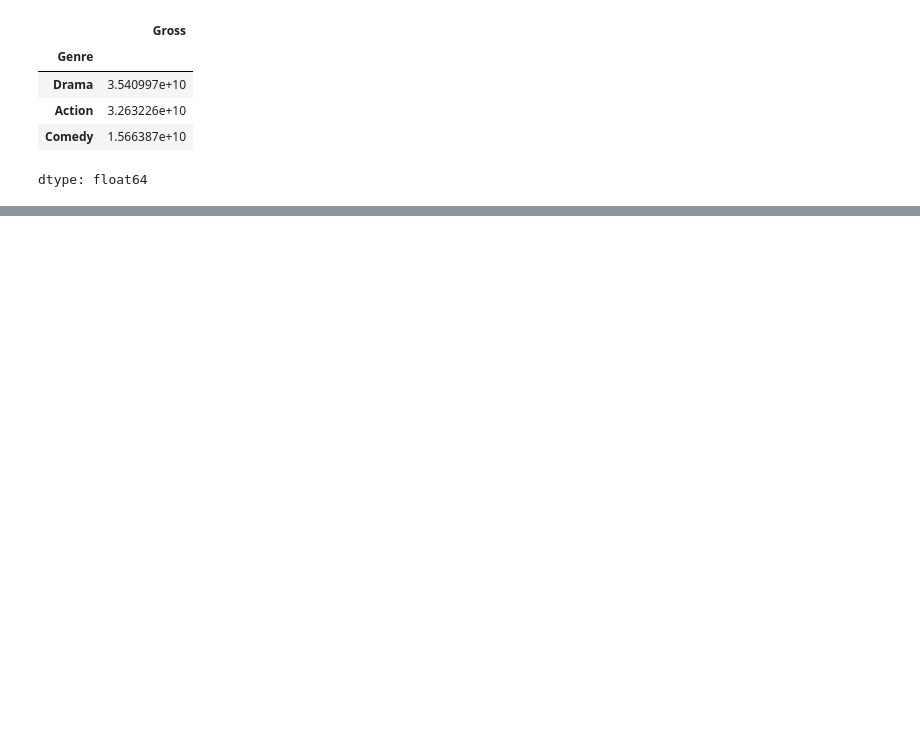
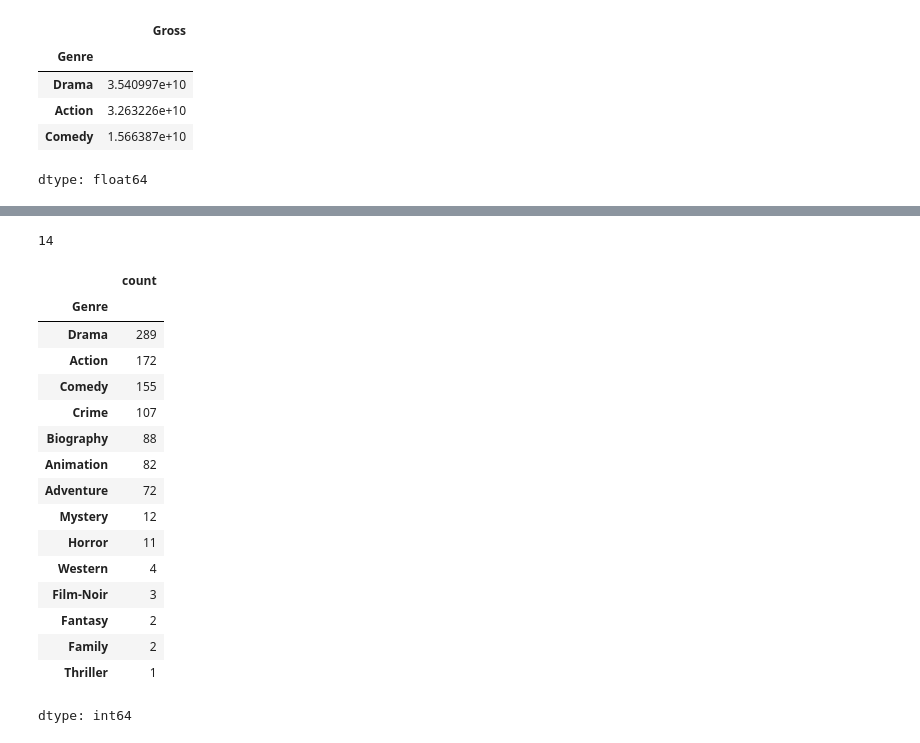
Before and after one commit to get-ayush/PythonLibraries, a Jupyter notebook: DataFrameGroupBy&.ipynb, the cells around one changed output, grey strips where cells are left out. Saved outputs shown, nothing was run; the diff lists cells and outputs as text; code cells hidden in the pictures; blank space fills up the shorter version.

```diff
--- a/DataFrameGroupBy&.ipynb
+++ b/DataFrameGroupBy&.ipynb
@@ -61,0 +118,27 @@ dtype: float64
+# %%
+ # Find total numbers of groups -> len
+len(movies.groupby("Genre"))
+# %% [output]
+14
+# %%
+#Find Items in each group
+movies.groupby("Genre").size()#Sorted on index based
+movies["Genre"].value_counts() #sorted on value based
+# %% [output]
+|  | count |
+| Genre |  |
+| Drama | 289 |
+| Action | 172 |
+| Comedy | 155 |
+| Crime | 107 |
+| Biography | 88 |
+| Animation | 82 |
+| Adventure | 72 |
+| Mystery | 12 |
+| Horror | 11 |
+| Western | 4 |
+| Film-Noir | 3 |
+| Fantasy | 2 |
+| Family | 2 |
+| Thriller | 1 |
+dtype: int64
```
Also changed, not shown: parts of 6 cells of this notebook.
